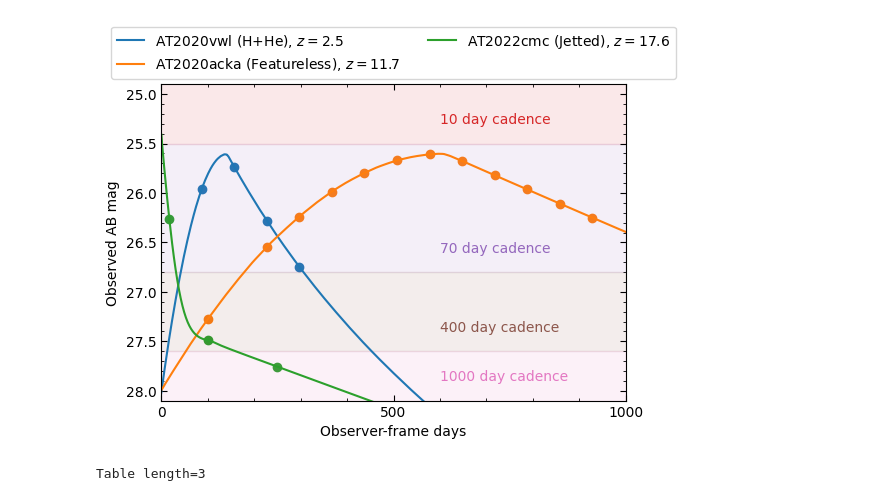
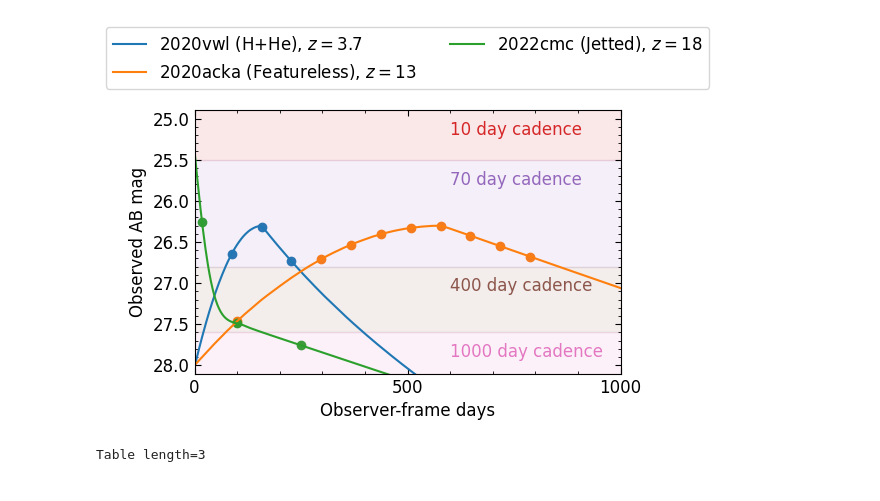
Before and after one commit to yaoyuhan/roman_tde_rate, a Jupyter notebook: panel1.ipynb, the cells around one changed output. Saved outputs shown, nothing was run; the diff lists cells and outputs as text; code cells hidden in the pictures.

```diff
--- a/panel1.ipynb
+++ b/panel1.ipynb
@@ -16,7 +16,7 @@ import astropy.constants as const
 
 import matplotlib
 import matplotlib.pyplot as plt
-fs= 10
+fs= 12
 matplotlib.rcParams['font.size']=fs
 ms = 6
 matplotlib.rcParams['lines.markersize']=ms
@@ -30,11 +30,12 @@ golden_ratio = 1.618
 fig_width = 6
 fig_height = fig_width/golden_ratio
 # %%
-mags = [0., 25.5, 26.8, 27.6, 28.1]
+mags = [24.9, 25.5, 26.8, 27.6, 28.1]
 labels = [1, 7, 40, 100]
 # %%
 lamb_obs_um = 1
-peakmag = 25.6
+# peakmag = 25.6
+peakmag = 26.3
 peakmag_jetted = 25.4
 verbose = False
 lamb_obs_cm = lamb_obs_um/1e+4
@@ -248,13 +249,13 @@ for i in range(len(tb)):
         label = "subluminous"
         linestyle = "-."
     elif atname == "2020vwl":
-        label = f"AT{atname} (H+He)"
+        label = f"{atname} (H+He)"
         linestyle = "-"
     elif atname == "2020acka":
-        label = f"AT{atname} (Featureless)"
+        label = f"{atname} (Featureless)"
         linestyle = ":"
     linestyle="-"
-    label += ", "+r"$z = %.1f$"%(z)
+    label += ", "+r"$z = %.2g$"%(z)
 
     t = t_obs + 1. - offset
 
@@ -269,39 +270,39 @@ ts_rest_jetted = np.hstack([np.linspace(0.001, 0.040, 41), np.linspace(0.05, 0.1
 nuLnus_jetted = np.zeros(len(ts_rest_jetted))
 for k in range(len(ts_rest_jetted)):
     nuLnus_jetted[k] = get_jetted_tde_lum(ts_rest_jetted[k], nu_rest_jetted)
 mags_obs_jetted =  -2.5 * np.log10(nuLnus_jetted / nu_obs / (4 * np.pi * D_cm_jetted**2) / (3631e-23))
 ind_peak = np.argsort(mags_obs_jetted)[0]
 ts_obs_jetted = (ts_rest_jetted - ts_rest_jetted[ind_peak])*(1+zmax_jetted)
-ax.plot(ts_obs_jetted, mags_obs_jetted, label = "AT2022cmc (Jetted), "+r"$z = %.1f$"%zmax_jetted,
+ax.plot(ts_obs_jetted, mags_obs_jetted, label = "2022cmc (Jetted), "+r"$z = %.0f$"%zmax_jetted,
         linestyle = "-")
 
 mask = np.diff(ts_obs_jetted) > 0.0
 get_scatter(ax, ts_obs_jetted[1:][mask], mags_obs_jetted[1:][mask], c="C2")
 
 for i, m_low in enumerate(mags[:-1]):
     m_high = mags[i+1]
     ax.fill_between(x=[-1000, 1000],y1=[m_low, m_low], y2=[m_high, m_high], alpha=0.1, color=f"C{i+3}")
-    ax.annotate(f"{10*labels[i]} day cadence", xy=(600, m_high-0.2), color=f"C{i+3}")
-ax.set_ylim(mags[-1], peakmag_jetted - 0.5)
+    ax.annotate(f"{10*labels[i]} day cadence", xy=(600, m_low+0.3), color=f"C{i+3}")
+ax.set_ylim(mags[-1], mags[0])
 
-ax.legend(bbox_to_anchor=(0.5,1.1), ncols=2, loc='center')
+ax.legend(bbox_to_anchor=(0.5,1.2), ncols=2, loc='center')
 ax.tick_params(which = 'major', length = 4, top=True, direction = "in",
                      right = True)
 ax.tick_params(which = 'minor', length = 2, top=True, direction = "in",
                      right = True)
 ax.yaxis.set_major_locator(plt.MultipleLocator(0.5))
 ax.yaxis.set_minor_locator(plt.MultipleLocator(0.1))
 ax.xaxis.set_major_locator(plt.MultipleLocator(500))
 ax.xaxis.set_minor_locator(plt.MultipleLocator(100))
 ax.set_xlabel("Observer-frame days")
 ax.set_ylabel("Observed AB mag")
 ax.set_label("Roman TDE light curve")
 ax.set_xlim(left=0., right=1000.)
 # ax.set_xscale("log")
 plt.tight_layout()
-plt.savefig("./figs/tde_panel_1.pdf", dpi=300.)
+plt.savefig("./figs/tde_panel_1.pdf", dpi=300., bbox_inches='tight')
 # %% [output]
-[figure, old version]
+[figure, new version]
 # %%
 tb = asci.read("./data/representative_tde.dat")
 tb
```
Also changed, not shown: parts of 5 cells of this notebook, 4 other files.
